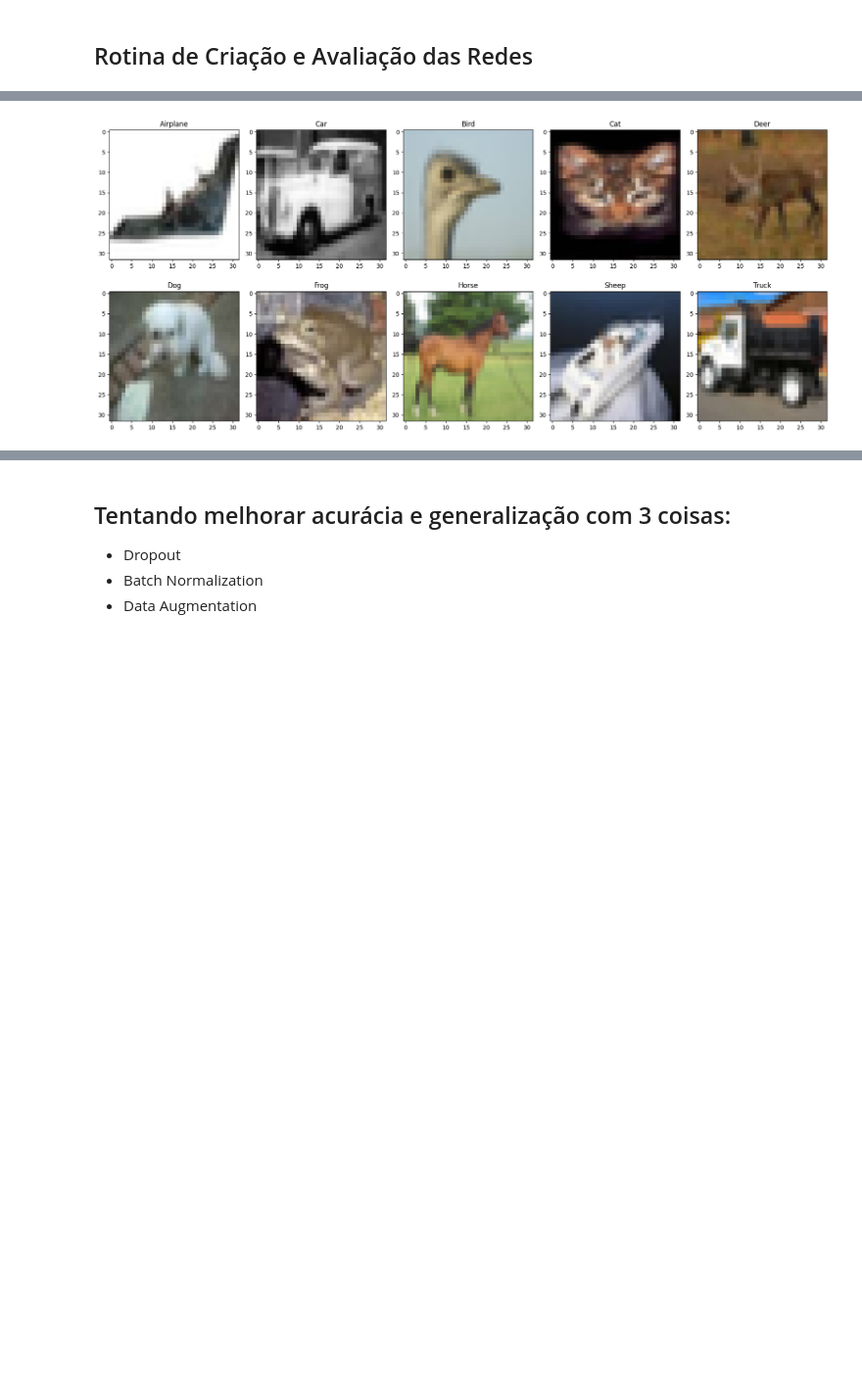
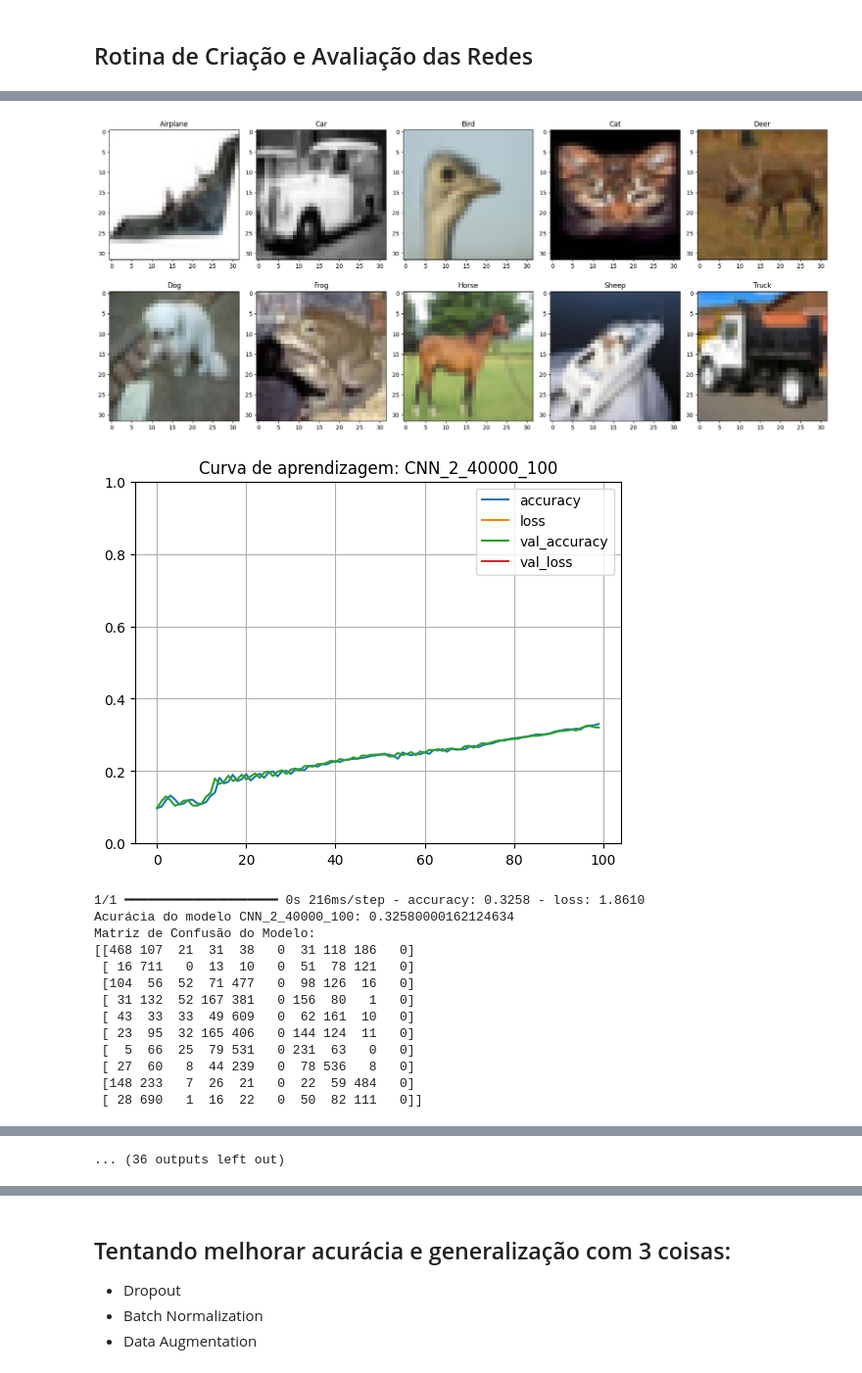
Before and after one commit to victornw/deeplearning, a Jupyter notebook: notebooks/ex3.ipynb, the cells around one changed output, grey strips where cells are left out. Shown at 98% size. Cells and saved outputs as stored; diff of their text form; code cells hidden in the pictures; blank space fills up the shorter version.

```diff
--- a/notebooks/ex3.ipynb
+++ b/notebooks/ex3.ipynb
@@ -347,48 +347,52 @@ class CifarCNN:
 # %%
 
 from pprint import pprint
+
+# Verificar se a GPU está disponível
+device_name = tf.test.gpu_device_name()
+if device_name != '/device:GPU:0':
+    print('Aviso: GPU não encontrada. O treinamento será mais lento no modo CPU.')
+else:
+    print(f'Sucesso! Usando GPU em: {device_name}')
+
 cifar_cnn = CifarCNN()
 X_train, y_train, X_test, y_test, X_valid, y_valid = cifar_cnn.load_transform_data()
 validation_set = (X_valid, y_valid)
 cifar_cnn.get_imgs_examples()
 
-# testing_models = {
-#     "CNN_1": cifar_cnn.build_simple_model(num_conv_pooling=1, num_filters=8,
-#                                           dense_layers=2, dense_neurons=8),
-#     "CNN_2": cifar_cnn.build_simple_model(num_conv_pooling=2, num_filters=16,
-#                                           dense_layers=4, dense_neurons=32),
-#     "CNN_3": cifar_cnn.build_simple_model(num_conv_pooling=3, num_filters=8,
-#                                           dense_layers=6, dense_neurons=64),
+testing_models = {
+    "CNN_2": cifar_cnn.build_simple_model(num_conv_pooling=2, num_filters=16,
+                                          dense_layers=4, dense_neurons=32),
+    "CNN_3": cifar_cnn.build_simple_model(num_conv_pooling=3, num_filters=8,
+                                          dense_layers=6, dense_neurons=64),
 
-#     "RES_2": cifar_cnn.tune_resnet(2, dense_neurons=64),
-#     "RES_4": cifar_cnn.tune_resnet(4),
-#     "RES_8": cifar_cnn.tune_resnet(8, dense_neurons=256),
-# }
+    "RES_8": cifar_cnn.tune_resnet(8, dense_neurons=256),
+}
 
-# full_epoch_size = X_train.shape[0]
+full_epoch_size = X_train.shape[0]
 
-# batchs_epochs_combination = {
-#     full_epoch_size: 100,
-#     full_epoch_size//2: 80,
-#     full_epoch_size//4: 60,
-#     full_epoch_size//8: 50,
-#     full_epoch_size//16: 40,
-#     full_epoch_size//32: 30,
-#     full_epoch_size//64: 20,
-# }
+batchs_epochs_combination = {
+    full_epoch_size: 100,
+    full_epoch_size//2: 80,
+    full_epoch_size//4: 60,
+    full_epoch_size//8: 50,
+    full_epoch_size//16: 40,
+    full_epoch_size//32: 30,
+    full_epoch_size//64: 20,
+}
 
-# results_dict = {}
+results_dict = {}
 
-# for name, model in testing_models.items():
+for name, model in testing_models.items():
 
-#     for batch_size, epochs in batchs_epochs_combination.items():
+    for batch_size, epochs in batchs_epochs_combination.items():
 
-#         model_name = f"{name}_{batch_size}_{epochs}"
+        model_name = f"{name}_{batch_size}_{epochs}"
 
-#         trained_model = cifar_cnn.train_model(model_name, model,
-#                               validation_set, batch_size, epochs)
+        trained_model = cifar_cnn.train_model(model_name, model,
+                              validation_set, batch_size, epochs)
 
-#         model_result = cifar_cnn.evaluate_model(trained_model)
+        model_result = cifar_cnn.evaluate_model(trained_model)
 
-#         results_dict[model_name] = model_result
+        results_dict[model_name] = model_result
 # %% [output]
@@ -395,12 +400,26 @@ cifar_cnn.get_imgs_examples()
 Testando formato dos dados...
 Formatos das labels OK. Prosseguindo...
 --------------------------------------------------
 Resumo da base de dados: CIFAR-10
 --------------------------------------------------
 Formato do conjunto de treino: (40000, 32, 32, 3)
 Formato do conjunto de teste: (10000, 32, 32, 3)
 Formato do conjunto de validação: (10000, 32, 32, 3)
 Formato do target: (40000, 1)
 --------------------------------------------------
 Exemplos de imagens do dataset CIFAR-10
 [figure]
+[figure, added]
+1/1 ━━━━━━━━━━━━━━━━━━━━ 0s 216ms/step - accuracy: 0.3258 - loss: 1.8610
+Acurácia do modelo CNN_2_40000_100: 0.32580000162124634
+Matriz de Confusão do Modelo:
+[[468 107  21  31  38   0  31 118 186   0]
+ [ 16 711   0  13  10   0  51  78 121   0]
+ [104  56  52  71 477   0  98 126  16   0]
+ [ 31 132  52 167 381   0 156  80   1   0]
+ [ 43  33  33  49 609   0  62 161  10   0]
+ [ 23  95  32 165 406   0 144 124  11   0]
+ [  5  66  25  79 531   0 231  63   0   0]
+ [ 27  60   8  44 239   0  78 536   8   0]
+ [148 233   7  26  21   0  22  59 484   0]
+ [ 28 690   1  16  22   0  50  82 111   0]]
@@ -407,3 +470,4 @@ Exemplos de imagens do dataset CIFAR-10
+... (36 outputs left out)
 # %%
 best_model = cifar_cnn.chose_best_model(
     results_dict
```
Also changed, not shown: parts of 6 cells of this notebook.
